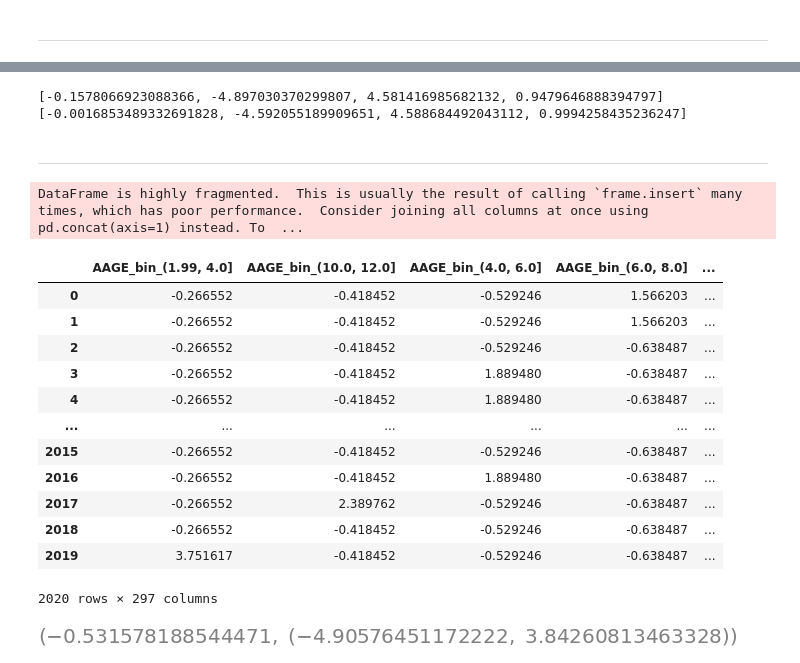
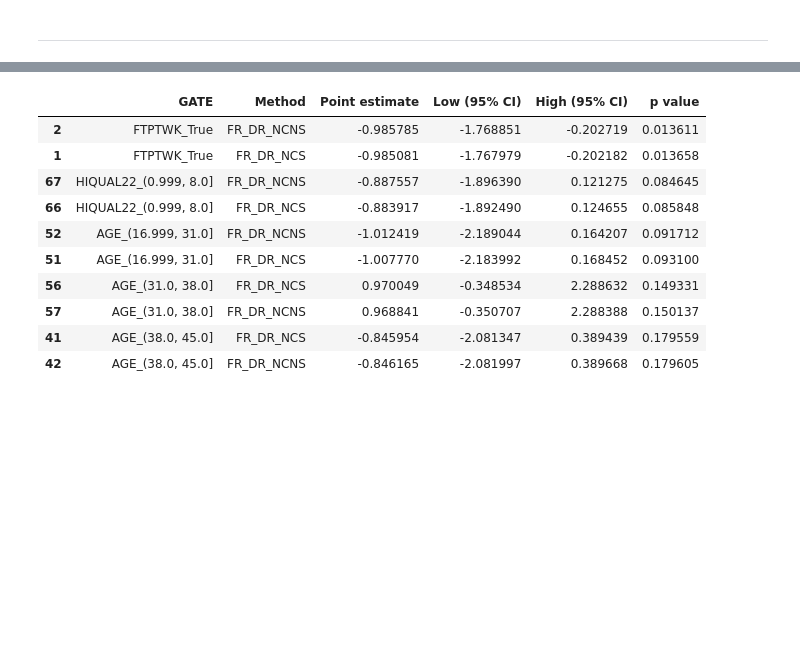
Before and after one commit to TresGes25/gg570_d200, a Jupyter notebook: analyses/ate_estimation.ipynb, the cells around one changed output, grey strips where cells are left out. Cells and saved outputs as stored; diff of their text form; code cells hidden in the pictures; blank space fills up the shorter version.

```diff
--- a/analyses/ate_estimation.ipynb
+++ b/analyses/ate_estimation.ipynb
@@ -267,9 +207,0 @@ for bin_label in refwkd_bins:
-# %%
-df_scaled['HIQUAL22_bins'] = pd.qcut(df_scaled['HIQUAL22'], q=5, duplicates='drop')
-hiqual22_bins = df_scaled['HIQUAL22_bins'].cat.categories
-
-for bin_label in hiqual22_bins:
-    mask = df_scaled['HIQUAL22_bins'] == bin_label
-    print(bin_label)
-    print(causal_dml_gate(df_scaled, covariate_cols, causal_dml, mask))
-    print(causal_dml_gate(df_scaled, covariate_cols, causal_dml, ~mask),"\n")
@@ -296,7 +207,0 @@ for bin_label in hiqual22_bins:
-# %%
-mask = df_scaled[f'FTPTWK_bin_(1.5, 2.0]'] > 0.0
-print(causal_dml_gate(df_scaled, covariate_cols, causal_dml, mask))
-print(causal_dml_gate(df_scaled, covariate_cols, causal_dml, ~mask))
-# %% [output]
-[-0.1578066923088366, -4.897030370299807, 4.581416985682132, 0.9479646888394797]
-[-0.0016853489332691828, -4.592055189909651, 4.588684492043112, 0.9994258435236247]
@@ -312,32 +208,31 @@ high_corr[high_corr.abs() >= 0.5]
-# %% [markdown]
----
-# %%
-max_col_mean = scaler.mean_[max_id]
-max_col_std = scaler.scale_[max_id]
-
-df_scaled[f"{max_col}_original"] = df_scaled[max_col] * max_col_std + max_col_mean
-# %% [output]
-DataFrame is highly fragmented.  This is usually the result of calling `frame.insert` many times, which has poor performance.  Consider joining all columns at once using pd.concat(axis=1) instead. To  ...
-# %%
-df_scaled
-# %% [output]
-|  | AAGE_bin_(1.99, 4.0] | AAGE_bin_(10.0, 12.0] | AAGE_bin_(4.0, 6.0] | AAGE_bin_(6.0, 8.0] | ... |
-| 0 | -0.266552 | -0.418452 | -0.529246 | 1.566203 | ... |
-| 1 | -0.266552 | -0.418452 | -0.529246 | 1.566203 | ... |
-| 2 | -0.266552 | -0.418452 | -0.529246 | -0.638487 | ... |
-| 3 | -0.266552 | -0.418452 | 1.889480 | -0.638487 | ... |
-| 4 | -0.266552 | -0.418452 | 1.889480 | -0.638487 | ... |
-| ... | ... | ... | ... | ... | ... |
-| 2015 | -0.266552 | -0.418452 | -0.529246 | -0.638487 | ... |
-| 2016 | -0.266552 | -0.418452 | 1.889480 | -0.638487 | ... |
-| 2017 | -0.266552 | 2.389762 | -0.529246 | -0.638487 | ... |
-| 2018 | -0.266552 | -0.418452 | -0.529246 | -0.638487 | ... |
-| 2019 | 3.751617 | -0.418452 | -0.529246 | -0.638487 | ... |
-2020 rows × 297 columns
-# %%
-ate = causal_dml.ate(X=X_group)
-lb, ub = causal_dml.ate_interval(X=X_group, alpha=0.05)
-
-ate, (lb, ub)
-# %% [output]
-[figure, removed]
+# %%
+for i in relevant_gates:
+    if df[covariate_cols[i]].nunique() > 2:
+        bins = pd.qcut(df[covariate_cols[i]], q=5, duplicates='drop')
+
+        for bin_label in bins.unique():
+            mask = bins == bin_label
+            gate_label = f"{covariate_cols[i]}_{bin_label}"
+
+            for method_name, result in [
+                ("FR_DR_CS", forest_riesz_gate_cross(df_scaled, covariate_cols, treatment_col, outcome_col, est_cs, test_id_cs, mask)),
+                ("FR_DR_NCS", forest_riesz_gate(df_scaled, covariate_cols, treatment_col, outcome_col, est_ncs, mask)),
+                ("FR_DR_NCNS", forest_riesz_gate(df, covariate_cols, treatment_col, outcome_col, est_ncns, mask)),
+                ("FR_DR_CNS", forest_riesz_gate_cross(df, covariate_cols, treatment_col, outcome_col, est_cns, test_id_cns, mask)),
+                ("CausalDML", causal_dml_gate(df_scaled, covariate_cols, treatment_col, outcome_col, causal_dml, test_id_cdml, mask))
+            ]:
+                gate_results_df.loc[len(gate_results_df)] = [gate_label, method_name] + result
+# %%
+gate_results_df.sort_values(by='p value').head(10)
+# %% [output]
+|  | GATE | Method | Point estimate | Low (95% CI) | High (95% CI) | p value |
+| 2 | FTPTWK_True | FR_DR_NCNS | -0.985785 | -1.768851 | -0.202719 | 0.013611 |
+| 1 | FTPTWK_True | FR_DR_NCS | -0.985081 | -1.767979 | -0.202182 | 0.013658 |
+| 67 | HIQUAL22_(0.999, 8.0] | FR_DR_NCNS | -0.887557 | -1.896390 | 0.121275 | 0.084645 |
+| 66 | HIQUAL22_(0.999, 8.0] | FR_DR_NCS | -0.883917 | -1.892490 | 0.124655 | 0.085848 |
+| 52 | AGE_(16.999, 31.0] | FR_DR_NCNS | -1.012419 | -2.189044 | 0.164207 | 0.091712 |
+| 51 | AGE_(16.999, 31.0] | FR_DR_NCS | -1.007770 | -2.183992 | 0.168452 | 0.093100 |
+| 56 | AGE_(31.0, 38.0] | FR_DR_NCS | 0.970049 | -0.348534 | 2.288632 | 0.149331 |
+| 57 | AGE_(31.0, 38.0] | FR_DR_NCNS | 0.968841 | -0.350707 | 2.288388 | 0.150137 |
+| 41 | AGE_(38.0, 45.0] | FR_DR_NCS | -0.845954 | -2.081347 | 0.389439 | 0.179559 |
+| 42 | AGE_(38.0, 45.0] | FR_DR_NCNS | -0.846165 | -2.081997 | 0.389668 | 0.179605 |
```
Also changed, not shown: parts of 31 cells of this notebook, 13 other files.
